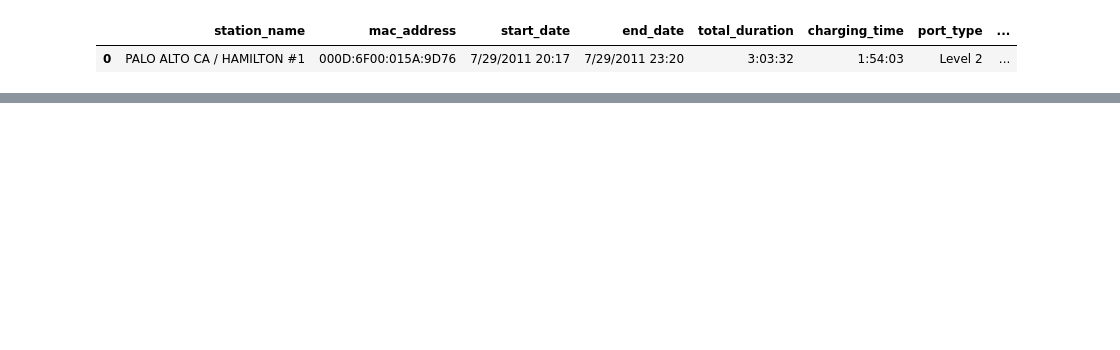
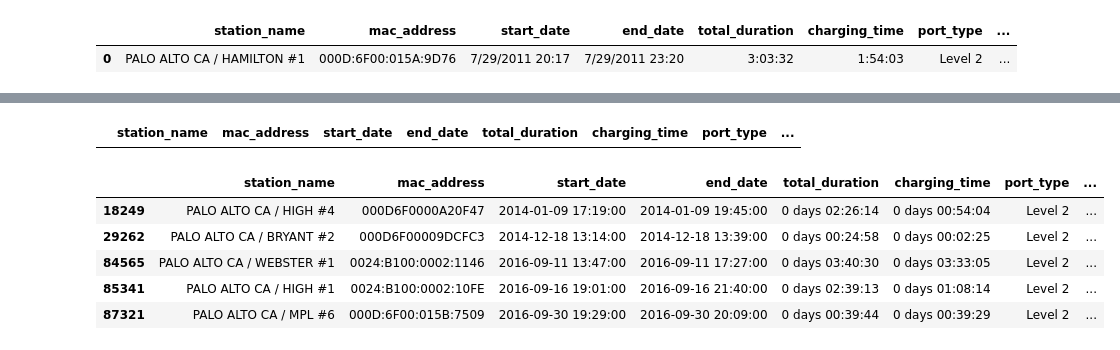
Before and after one commit to ND-Captstone-Magic/capstone_project, a Jupyter notebook: Research.ipynb, the cells around one changed output, grey strips where cells are left out. Drawn from its saved outputs; the diff is of its cells as text; code cells hidden in the pictures; blank space fills up the shorter version.

```diff
--- a/Research.ipynb
+++ b/Research.ipynb
@@ -109,10 +109,10 @@ Create columns:
     - to see if user paid a fee or used a free charging station.
     - to display parking time (plugged in but not charging)
 # %%
-# Already dropped
-# charging_df.columns = charging_df.columns.str.replace(' ', '_')
-# charging_df.columns = charging_df.columns.str.lower()
-# charging_df.columns = charging_df.columns.str.rstrip()
+# Already changed
+charging_df.columns = charging_df.columns.str.replace(' ', '_')
+charging_df.columns = charging_df.columns.str.lower()
+charging_df.columns = charging_df.columns.str.rstrip()
 
 charging_df.head(1)
 # %% [output]
@@ -126,0 +147,15 @@ charging_df.head(1)
+# %%
+date_cols = ["start_date", "end_date"]
+duration_cols = ["total_duration", "charging_time"]
+
+for col in date_cols:
+     charging_df[date_cols] = charging_df[date_cols].apply(pd.to_datetime, errors = "coerce")
+
+
+for col in duration_cols:
+     charging_df[duration_cols] = charging_df[duration_cols].apply(pd.to_timedelta, errors="coerce")
+# %%
+# Check which end_dates have NaT
+charging_df[charging_df.end_date.isnull()].head(5)
+# %% [output]
+|  | station_name | mac_address | start_date | end_date | total_duration | charging_time | port_type | ... |
@@ -126,0 +165,9 @@ charging_df.head(1)
+# %%
+charging_df[charging_df.plug_in_event_id == 3535].head()
+# %% [output]
+|  | station_name | mac_address | start_date | end_date | total_duration | charging_time | port_type | ... |
+| 18249 | PALO ALTO CA / HIGH #4 | 000D6F0000A20F47 | 2014-01-09 17:19:00 | 2014-01-09 19:45:00 | 0 days 02:26:14 | 0 days 00:54:04 | Level 2 | ... |
+| 29262 | PALO ALTO CA / BRYANT #2 | 000D6F00009DCFC3 | 2014-12-18 13:14:00 | 2014-12-18 13:39:00 | 0 days 00:24:58 | 0 days 00:02:25 | Level 2 | ... |
+| 84565 | PALO ALTO CA / WEBSTER #1 | 0024:B100:0002:1146 | 2016-09-11 13:47:00 | 2016-09-11 17:27:00 | 0 days 03:40:30 | 0 days 03:33:05 | Level 2 | ... |
+| 85341 | PALO ALTO CA / HIGH #1 | 0024:B100:0002:10FE | 2016-09-16 19:01:00 | 2016-09-16 21:40:00 | 0 days 02:39:13 | 0 days 01:08:14 | Level 2 | ... |
+| 87321 | PALO ALTO CA / MPL #6 | 000D:6F00:015B:7509 | 2016-09-30 19:29:00 | 2016-09-30 20:09:00 | 0 days 00:39:44 | 0 days 00:39:29 | Level 2 | ... |
```
Also changed, not shown: parts of 9 cells of this notebook.
